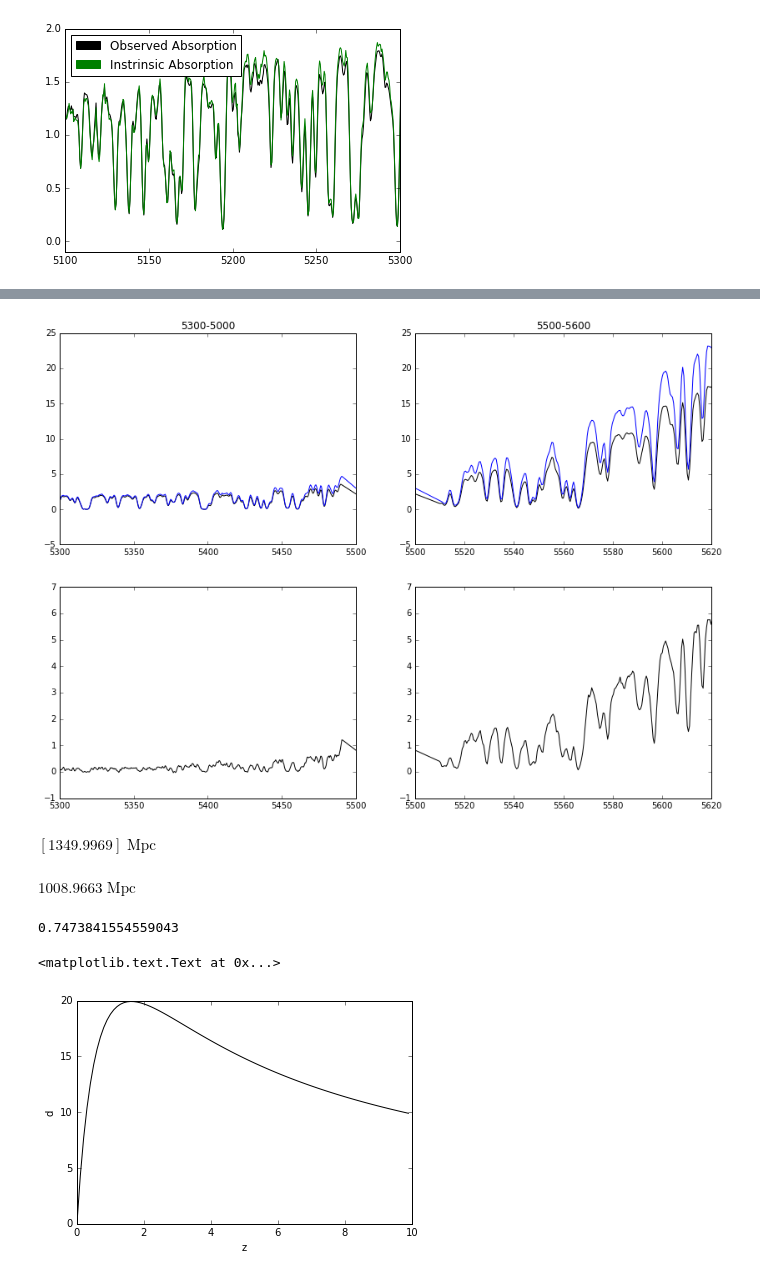
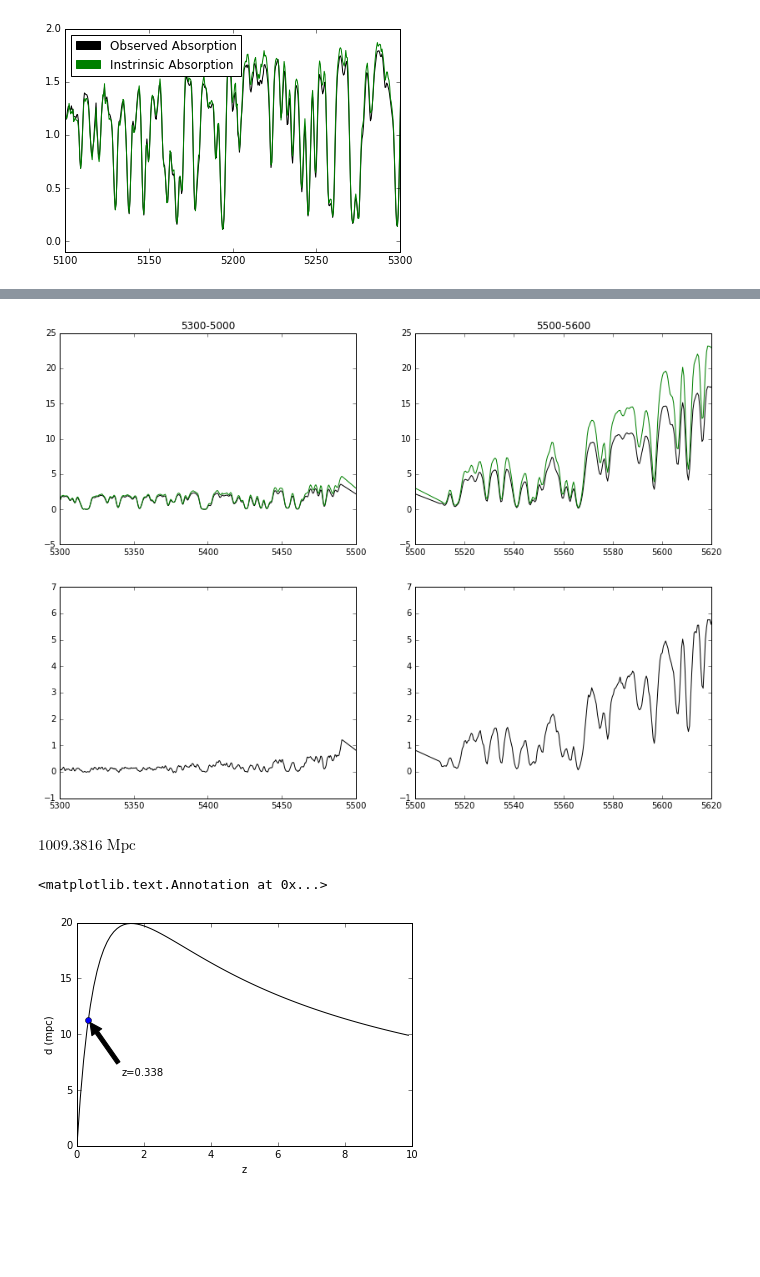
Before and after one commit to tpanurach/Research, a Jupyter notebook: Research.ipynb, the cells around one changed output, grey strips where cells are left out. Saved outputs shown, nothing was run; the diff lists cells and outputs as text; code cells hidden in the pictures; blank space fills up the shorter version.

```diff
--- a/Research.ipynb
+++ b/Research.ipynb
@@ -387,28 +382,28 @@ plt.savefig('4900-5100.png')
 # %%
 plt.subplot("221")
-plt.plot(wl,anf, 'black')
-plt.plot(wl,bnf)
+plt.plot(wl,a_img_nf, 'black')
+plt.plot(wl,b_img_nf, 'green')
 plt.xlim(5300,5500)
 plt.title('5300-5000')
 
 plt.subplot("223")
-plt.plot(wl, bnf-anf, 'black')
+plt.plot(wl, residuals_ab, 'black')
 plt.xlim(5300,5500)
 
 plt.subplot("222")
-plt.plot(wl,anf, 'black')
-plt.plot(wl,bnf)
+plt.plot(wl,a_img_nf, 'black')
+plt.plot(wl,b_img_nf, 'green')
 plt.xlim(5500,5620)
 plt.title('5500-5600')
 
 
 plt.subplot("224")
-plt.plot(wl, bnf-anf, 'black')
+plt.plot(wl, residuals_ab, 'black')
 plt.xlim(5500,5620)
 
 fig = plt.gcf()
 fig.set_size_inches(14,10, forward = True)
 plt.savefig('5300-5600.png')
 # %% [output]
-[figure, old version]
+[figure, new version]
 # %%
@@ -420,45 +415,21 @@ from astropy import units as u
-# %%
-''' Comoving distance in Mpc at redshift `z`. The comoving distance along the line-of-sight between two objects
-    remains constant with time for objects in the Hubble flow; this is DC'''
-
-#Mpc = 3.2 x 10**6 light years km/s (million)
-
-def comoving_distance(z, cosmo=None):
-    if cosmo is None:
-        cosmo = _get_current()
-    return cosmo.comoving_distance(z)
-
-cosmo.comoving_distance([0.338])
-# %% [output]
-$[1349.9969] \; \mathrm{Mpc}$
-# %%
-'''Angular diameter distance in Mpc at a given redshift. This gives the proper (sometimes called 'physical') transverse
-distance corresponding to an angle of 1 radian for an object atredshift `z`; this is DA'''
-
-def angular_diameter_distance(z, cosmo=None):
-    if cosmo is None:
-        cosmo = _get_current()
-    return cosmo.angular_diameter_distance(z)
-
-cosmo.angular_diameter_distance(0.338)
-# %% [output]
-$1008.9663 \; \mathrm{Mpc}$
-# %%
-'''Cosmic Scale Factor is a function of time which represents the relative expansion of the universe. It relates the
-comoving distances for an expanding universe with the distances at a reference time arbitrarily taken to be the
-present.'''
-1/(1+0.338)
-# %% [output]
-0.7473841554559043
+# %%
+FL=FlatLambdaCDM(H0=69.3, Om0=.286)
+FL.angular_diameter_distance(.338)
+# %% [output]
+$1009.3816 \; \mathrm{Mpc}$
 # %%
-rs = np.arange(0,10,0.1)
-ang_diam = cosmo.angular_diameter_distance(rs)
+redshifts = np.arange(0,10,0.1)
+ang_diam = WMAP9.angular_diameter_distance(redshifts)
+zlens=0.338
+anglens=WMAP9.angular_diameter_distance(zlens)
 theta = 0.64 * u.degree
 theta = theta.to('rad')
 d = theta * ang_diam
-plt.plot (rs,d, 'black')
+dlens= theta * anglens
+plt.plot (redshifts,d, 'black', zlens, dlens, 'o')
 plt.xlabel('z')
-plt.ylabel('d')
+plt.ylabel('d (mpc)')
+plt.annotate(s='z=0.338', xy=(zlens, dlens.value), xytext=(zlens+1, dlens.value-5), arrowprops=dict(facecolor='black', shrink=0.05))
 # %% [output]
-<matplotlib.text.Text at 0x...>
+<matplotlib.text.Annotation at 0x...>
-[figure, old version]
+[figure, new version]
```
Also changed, not shown: parts of 8 cells of this notebook, 3 other files.
